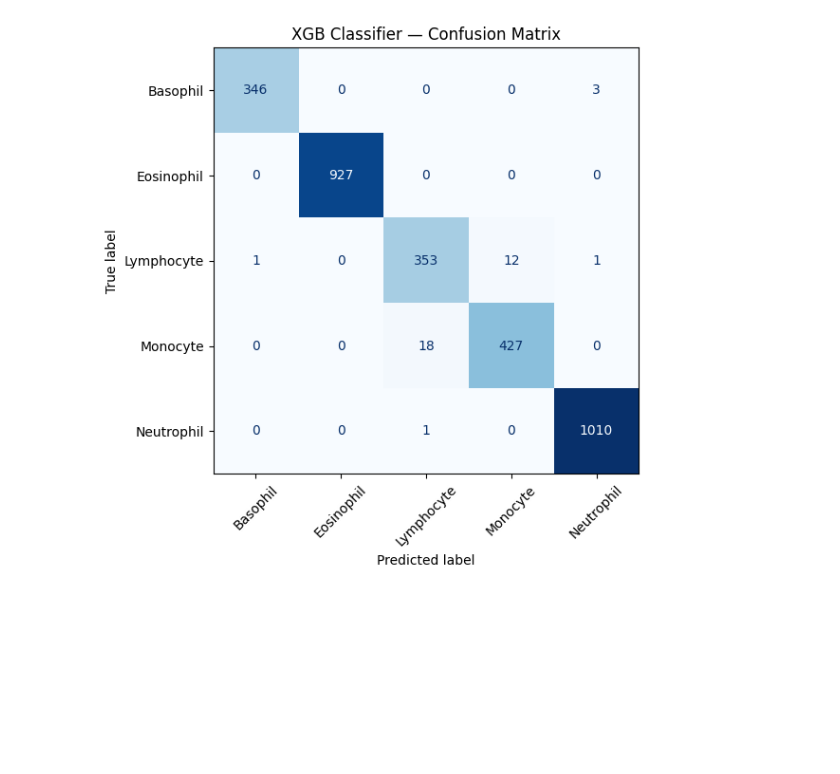
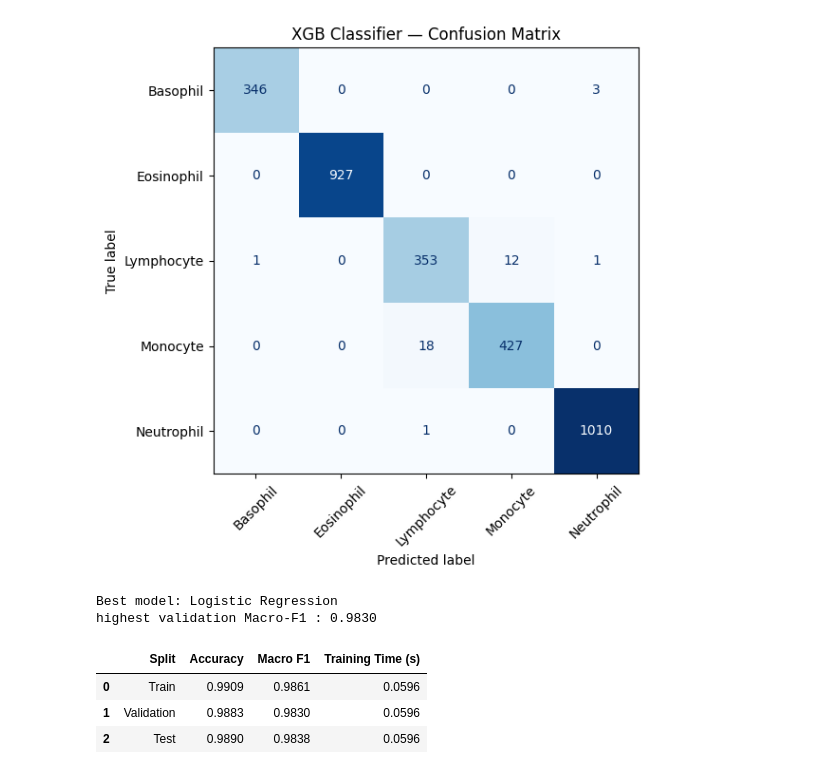
Before and after one commit to mdmohsin212/skill-morph-hw, a Jupyter notebook: Assignment_10.ipynb, the cells around one changed output. Drawn from its saved outputs; the diff is of its cells as text; code cells hidden in the pictures; blank space fills up the shorter version.

```diff
--- a/Assignment_10.ipynb
+++ b/Assignment_10.ipynb
@@ -341,3 +349,28 @@ XGB Classifier — Classification Report
    macro avg     0.9830    0.9824    0.9826      3099
 weighted avg     0.9884    0.9884    0.9884      3099
 [figure]
+# %%
+best = (
+    results_df[results_df["Split"] == "Validation"]
+    .sort_values("Macro F1", ascending=False).iloc[0]
+)
+
+selected_name = best["Model"]
+best_model = models[selected_name]
+
+print(f"Best model: {selected_name}")
+print(f"highest validation Macro-F1 : {best['Macro F1']:.4f}")
+
+display(
+    results_df.loc[
+        results_df["Model"] == selected_name,
+        ["Split", "Accuracy", "Macro F1", "Training Time (s)"]
+    ].round(4)
+)
+# %% [output]
+Best model: Logistic Regression
+highest validation Macro-F1 : 0.9830
+|  | Split | Accuracy | Macro F1 | Training Time (s) |
+| 0 | Train | 0.9909 | 0.9861 | 0.0596 |
+| 1 | Validation | 0.9883 | 0.9830 | 0.0596 |
+| 2 | Test | 0.9890 | 0.9838 | 0.0596 |
```
Also changed, not shown: parts of 9 cells of this notebook.
